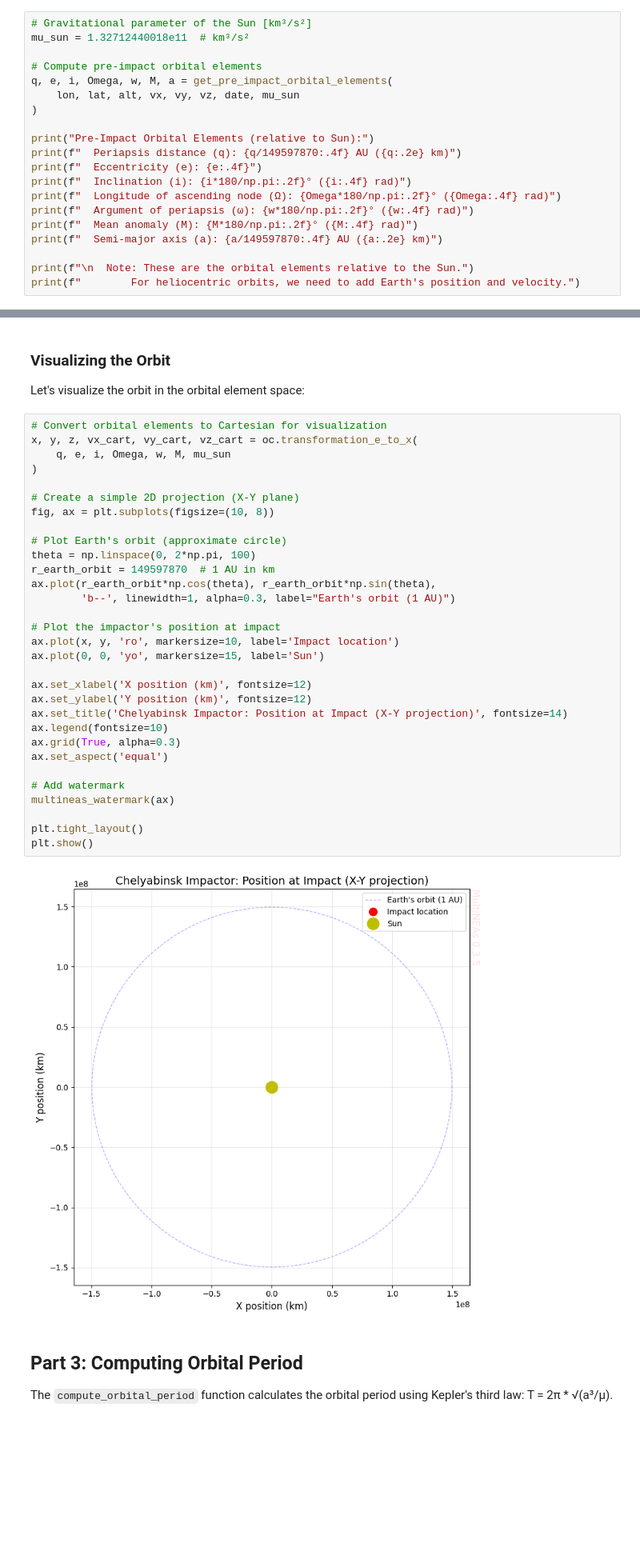
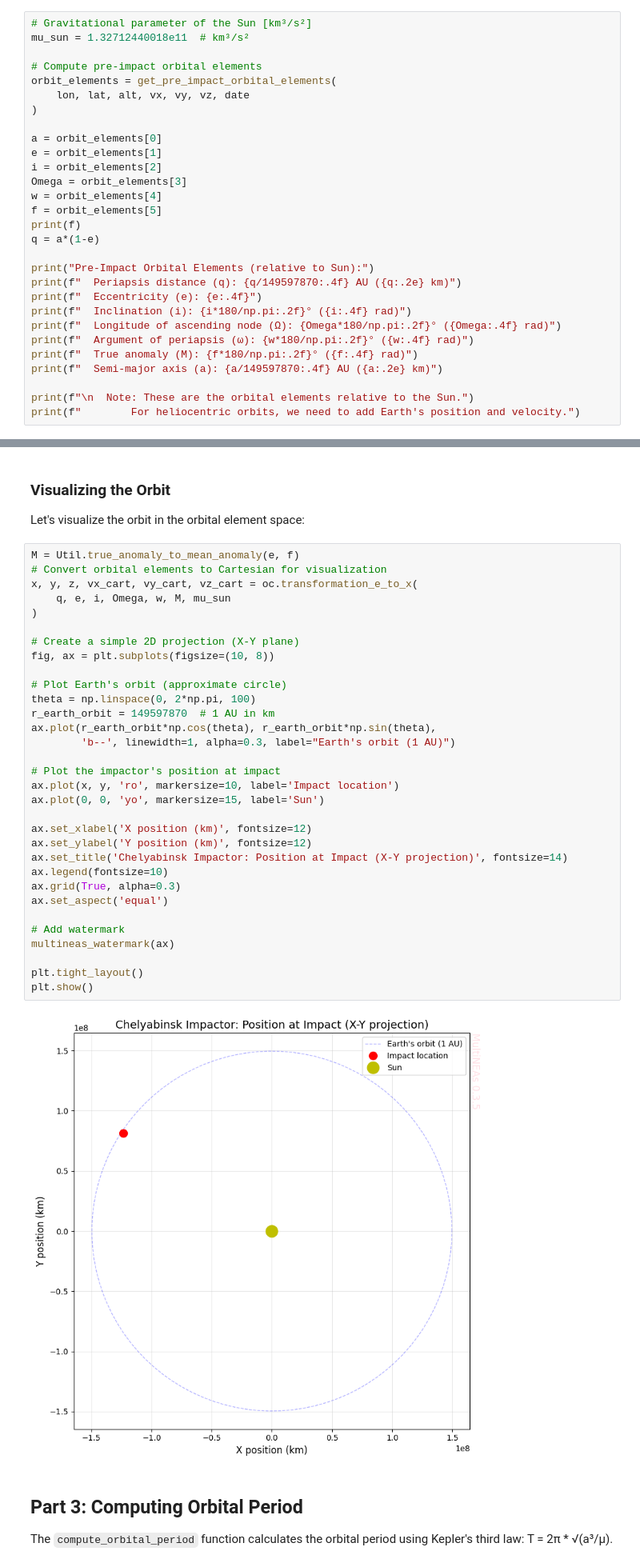
Before and after one commit to seap-udea/MultiNEAs, a Jupyter notebook: examples/orbit_integration_tutorial.ipynb, the cells around one changed output, grey strips where cells are left out. Shown at 80% size. Cells and saved outputs as stored; diff of their text form; blank space fills up the shorter version.

Commit message:
improvement of notebook orbit integration

```diff
--- a/examples/orbit_integration_tutorial.ipynb
+++ b/examples/orbit_integration_tutorial.ipynb
@@ -160,9 +179,18 @@ Given the impact location and velocity, we can compute the orbital elements of t
 mu_sun = 1.32712440018e11  # km³/s²
 
 # Compute pre-impact orbital elements
-q, e, i, Omega, w, M, a = get_pre_impact_orbital_elements(
-    lon, lat, alt, vx, vy, vz, date, mu_sun
+orbit_elements = get_pre_impact_orbital_elements(
+    lon, lat, alt, vx, vy, vz, date
 )
+
+a = orbit_elements[0]
+e = orbit_elements[1]
+i = orbit_elements[2]
+Omega = orbit_elements[3]
+w = orbit_elements[4]
+f = orbit_elements[5]
+print(f)
+q = a*(1-e)
 
 print("Pre-Impact Orbital Elements (relative to Sun):")
 print(f"  Periapsis distance (q): {q/149597870:.4f} AU ({q:.2e} km)")
@@ -170,7 +198,7 @@ print(f"  Eccentricity (e): {e:.4f}")
 print(f"  Inclination (i): {i*180/np.pi:.2f}° ({i:.4f} rad)")
 print(f"  Longitude of ascending node (Ω): {Omega*180/np.pi:.2f}° ({Omega:.4f} rad)")
 print(f"  Argument of periapsis (ω): {w*180/np.pi:.2f}° ({w:.4f} rad)")
-print(f"  Mean anomaly (M): {M*180/np.pi:.2f}° ({M:.4f} rad)")
+print(f"  True anomaly (M): {f*180/np.pi:.2f}° ({f:.4f} rad)")
 print(f"  Semi-major axis (a): {a/149597870:.4f} AU ({a:.2e} km)")
 
 print(f"\n  Note: These are the orbital elements relative to the Sun.")
@@ -192,38 +221,39 @@ Pre-Impact Orbital Elements (relative to Sun):
 
 Let's visualize the orbit in the orbital element space:
 # %%
+M = Util.true_anomaly_to_mean_anomaly(e, f)
 # Convert orbital elements to Cartesian for visualization
 x, y, z, vx_cart, vy_cart, vz_cart = oc.transformation_e_to_x(
     q, e, i, Omega, w, M, mu_sun
 )
 
 # Create a simple 2D projection (X-Y plane)
 fig, ax = plt.subplots(figsize=(10, 8))
 
 # Plot Earth's orbit (approximate circle)
 theta = np.linspace(0, 2*np.pi, 100)
 r_earth_orbit = 149597870  # 1 AU in km
 ax.plot(r_earth_orbit*np.cos(theta), r_earth_orbit*np.sin(theta),
         'b--', linewidth=1, alpha=0.3, label="Earth's orbit (1 AU)")
 
 # Plot the impactor's position at impact
 ax.plot(x, y, 'ro', markersize=10, label='Impact location')
 ax.plot(0, 0, 'yo', markersize=15, label='Sun')
 
 ax.set_xlabel('X position (km)', fontsize=12)
 ax.set_ylabel('Y position (km)', fontsize=12)
 ax.set_title('Chelyabinsk Impactor: Position at Impact (X-Y projection)', fontsize=14)
 ax.legend(fontsize=10)
 ax.grid(True, alpha=0.3)
 ax.set_aspect('equal')
 
 # Add watermark
 multineas_watermark(ax)
 
 plt.tight_layout()
 plt.show()
 # %% [output]
-[figure, old version]
+[figure, new version]
 # %% [markdown]
 ## Part 3: Computing Orbital Period
 
```
Also changed, not shown: parts of 13 cells of this notebook, 2 other files.
